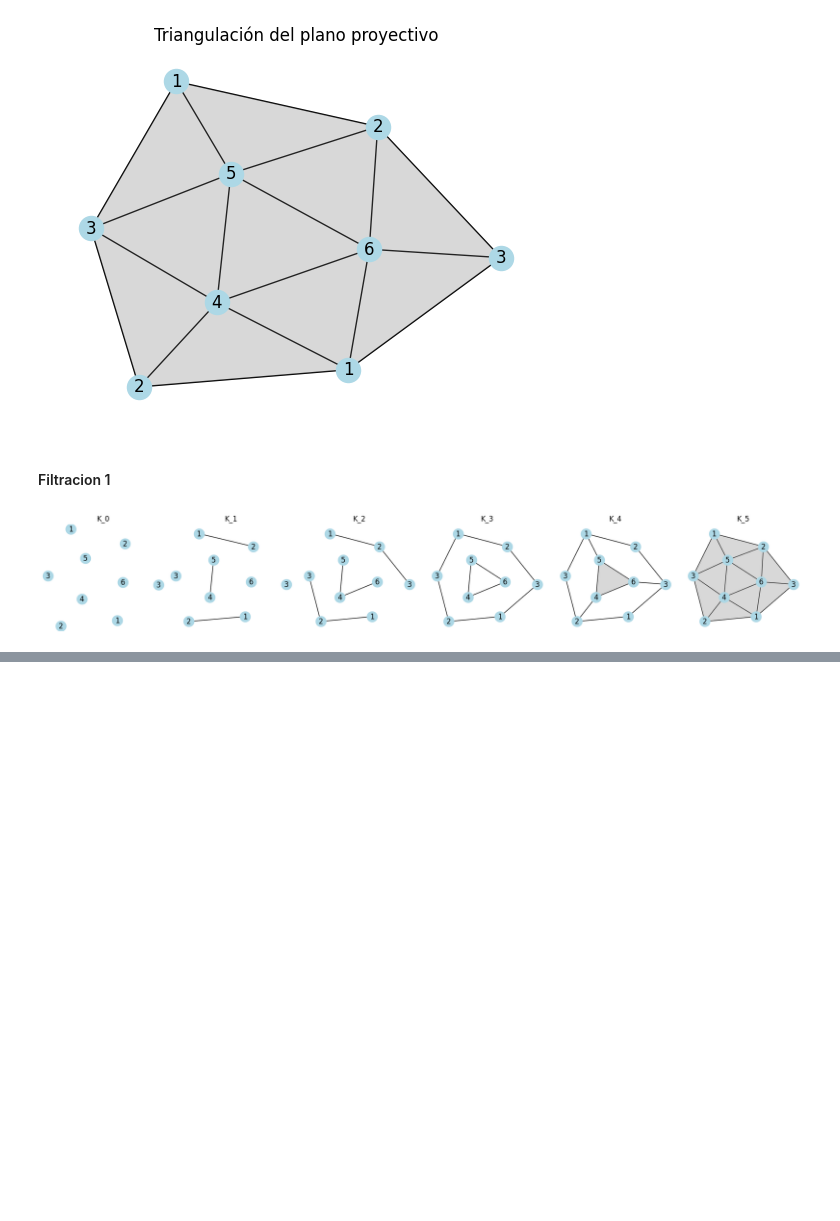
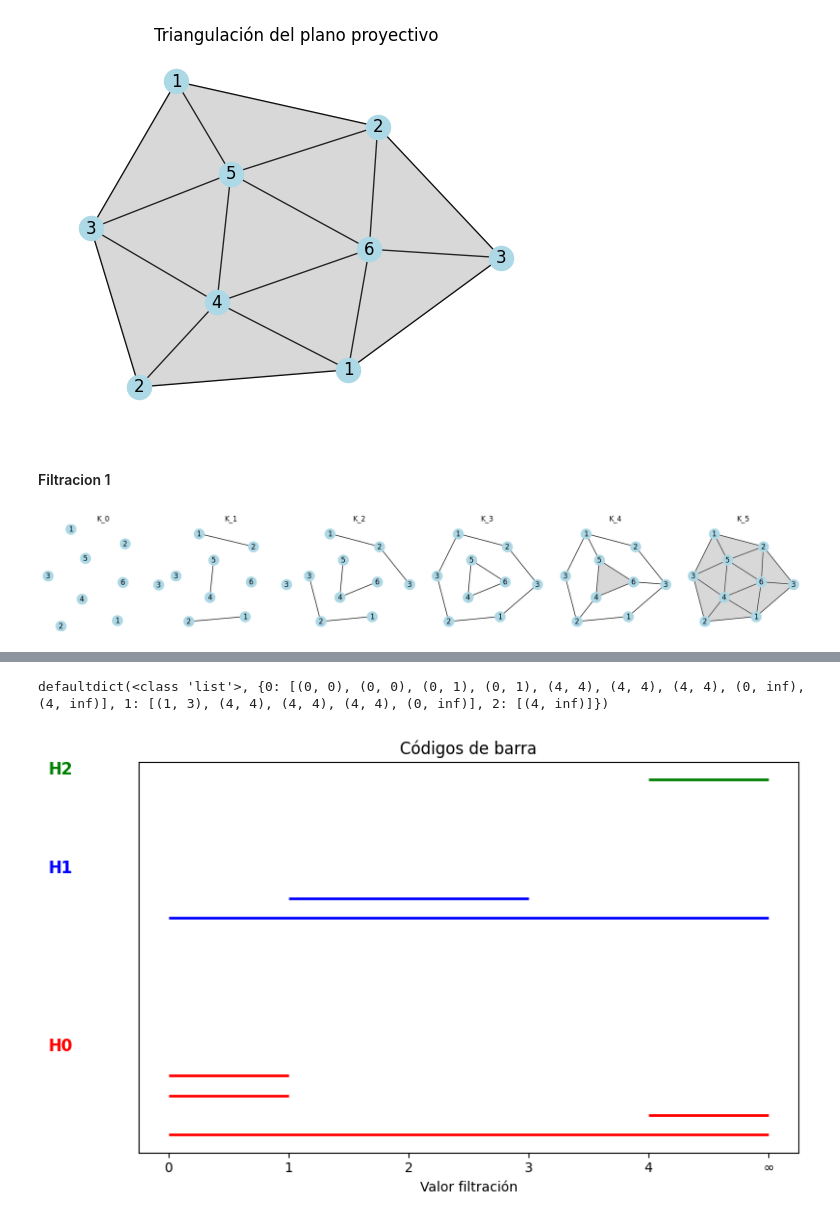
Before and after one commit to aaronbernal28/DataTopology-2025, a Jupyter notebook: notebooks/VR_y_homologia_persistente.ipynb, the cells around one changed output, grey strips where cells are left out. Saved outputs shown, nothing was run; the diff lists cells and outputs as text; code cells hidden in the pictures; blank space fills up the shorter version.

```diff
--- a/notebooks/VR_y_homologia_persistente.ipynb
+++ b/notebooks/VR_y_homologia_persistente.ipynb
@@ -204,0 +232,37 @@ plot_persistence(persistence)
+# %%
+from src.algoritmo_persistencia_3oct import Filtration, plot_barcodes, build_boundary_matrix, reduce_matrix, extract_barcodes
+
+FILTRATION_SIZE = 5
+SIMPLICES_MAXIMALES = {
+    0: [[0], [1],
+        [2, 3], [3, 4], [2, 4] # borde triángulo 1
+    ],
+    1: [[2, 3], [3, 4], [2, 4], # borde triángulo 1
+        [1, 2], [1, 3], [0, 3]
+    ],
+    2: [[2, 3], [3, 4], [2, 4], # borde triángulo 1
+        [1, 2], [1, 3], [0, 3]
+    ],
+    3: [[2, 3], [3, 4], [2, 4], # borde triángulo 1
+        [1, 2, 3], [0, 3]
+    ],
+    4: [[2, 3], [3, 4], [2, 4], # borde triángulo 1
+        [1, 2, 3], [0, 3],
+        [5, 6, 7], [6, 7, 8], [5, 6, 8], [5, 7, 8] # borde tetraedro
+    ],
+}
+
+st = Filtration()
+
+for dim in range(FILTRATION_SIZE):
+    for simplex in SIMPLICES_MAXIMALES[dim]:
+        st.insert(simplex, filtration=dim)
+
+D, simplices = build_boundary_matrix(st)
+Dred = reduce_matrix(D)
+barcodes = extract_barcodes(Dred, simplices)
+print(barcodes)
+plot_barcodes(barcodes, simplices)
+# %% [output]
+defaultdict(<class 'list'>, {0: [(0, 0), (0, 0), (0, 1), (0, 1), (4, 4), (4, 4), (4, 4), (0, inf), (4, inf)], 1: [(1, 3), (4, 4), (4, 4), (4, 4), (0, inf)], 2: [(4, inf)]})
+[figure, added]
```
Also changed, not shown: parts of 16 cells of this notebook, 2 other files.
